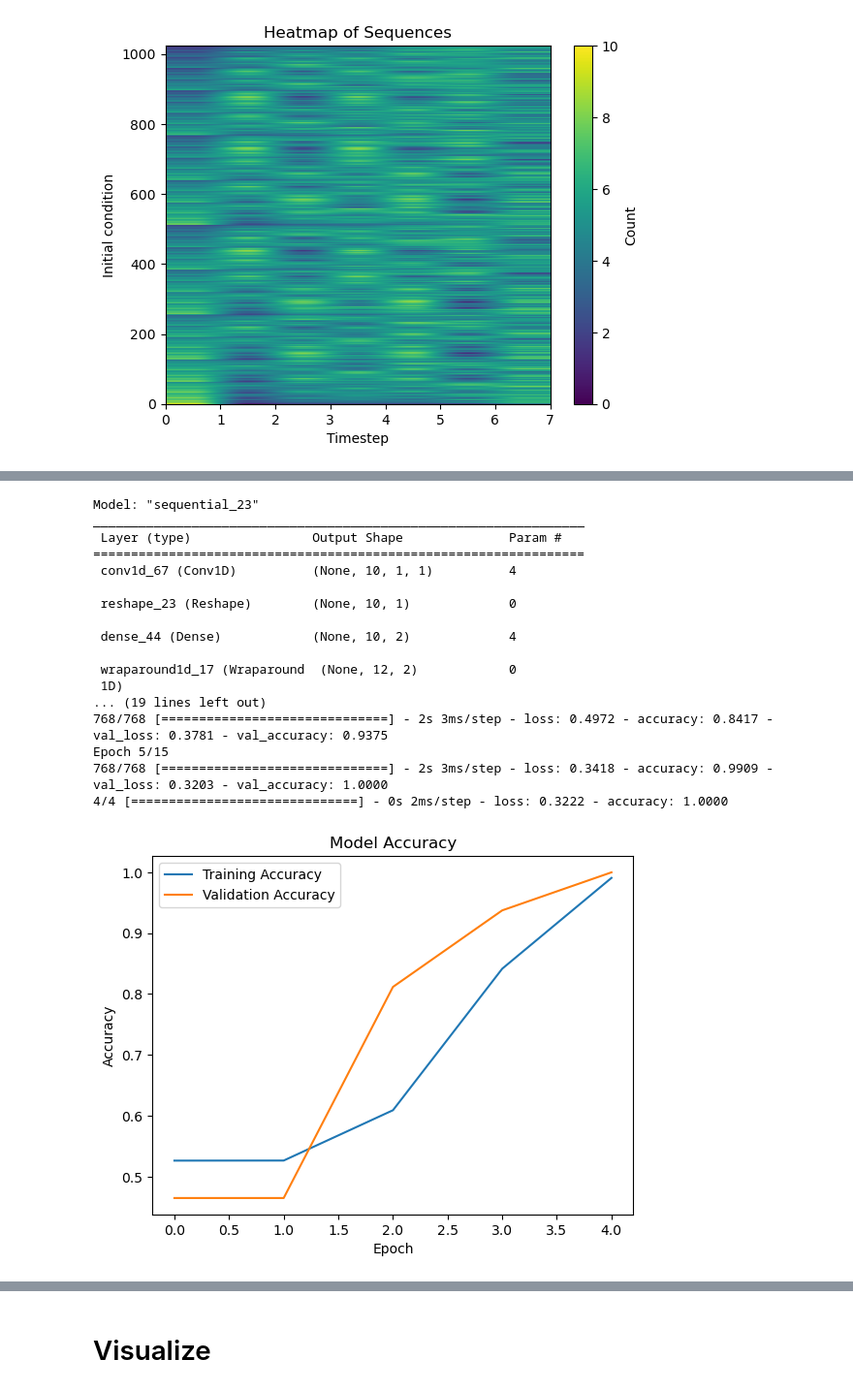
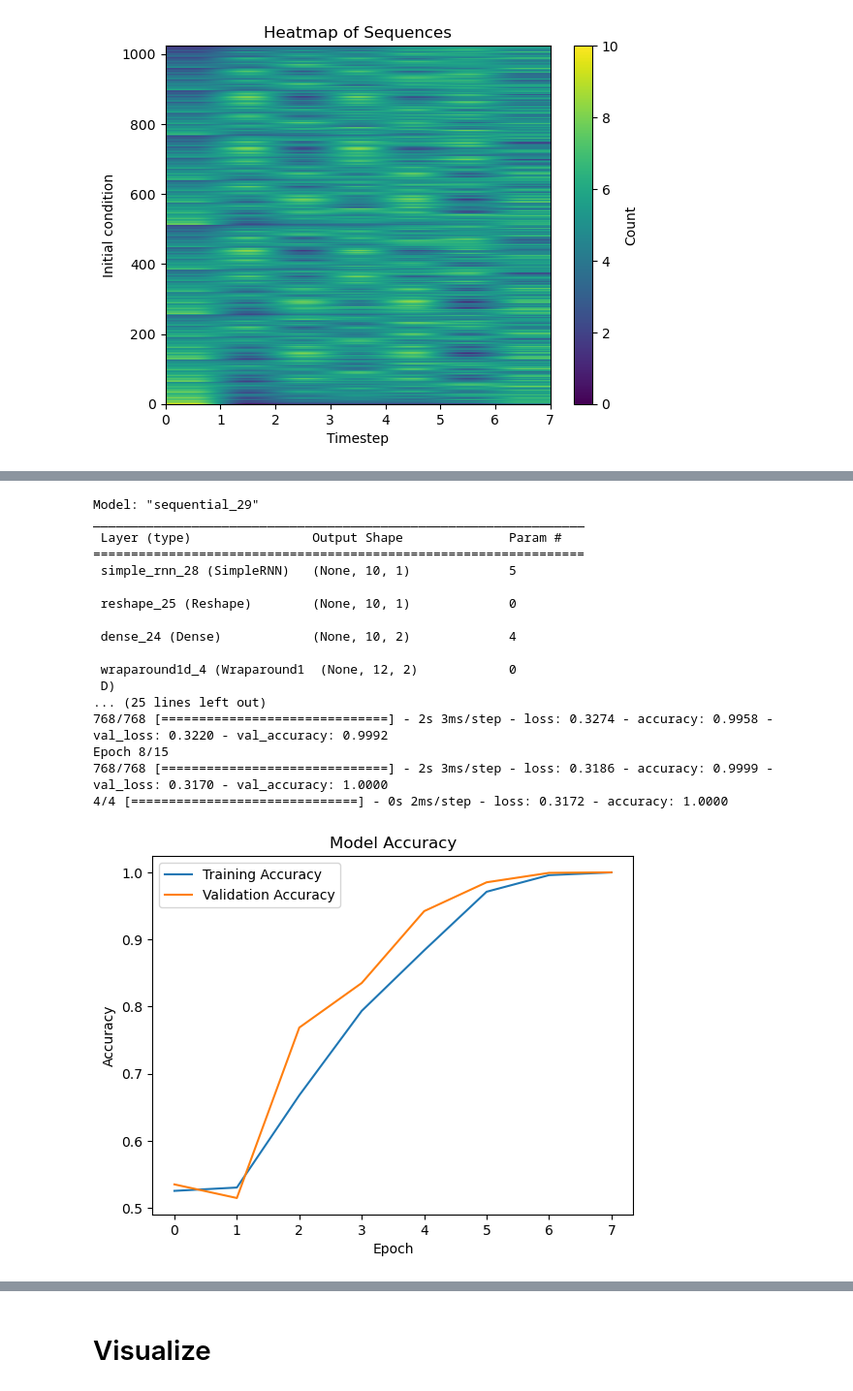
Before and after one commit to Everfade/CNNCAM, a Jupyter notebook: Learning1DCAM.ipynb, the cells around one changed output, grey strips where cells are left out. Shown at 97% size. Cells and saved outputs as stored; diff of their text form; code cells hidden in the pictures.

```diff
--- a/Learning1DCAM.ipynb
+++ b/Learning1DCAM.ipynb
@@ -119,14 +114,14 @@ TypeError: Invalid shape (1, 10, 1, 1) for image data
 # %%
 model = tf.keras.Sequential()
-model.add(tf.keras.layers.InputLayer(input_shape=(gridsize,MEMORY_CONSTANT,1  )))
-model.add(tf.keras.layers.Conv1D(filters=num_filters, kernel_size=MEMORY_CONSTANT, padding='valid',
-                                 kernel_initializer=keras.initializers.ones(),
-                                         bias_initializer=tf.keras.initializers.Zeros(),trainable=True,use_bias=True,
-                                 activation="relu"
-                                  ))
+model.add(tf.keras.layers.InputLayer(input_shape=(gridsize,MEMORY_CONSTANT  )))
+#model.add(tf.keras.layers.Conv1D(filters=num_filters, kernel_size=MEMORY_CONSTANT, padding='valid',
+#                               kernel_initializer=keras.initializers.ones(),
+#                                        bias_initializer=tf.keras.initializers.Zeros(),trainable=True,use_bias=True,
+#                                activation="relu"
+#                                 ))
 
-#model.add(tf.keras.layers.SimpleRNN(units=1, return_sequences=True, activation='relu',
- #                              kernel_initializer=tf.keras.initializers.Ones()))
+model.add(tf.keras.layers.SimpleRNN(units=1, return_sequences=True, activation='relu',
+                               kernel_initializer=tf.keras.initializers.Ones()))
 
 model.add(tf.keras.layers.Reshape((gridsize,1)))
 model.add(tf.keras.layers.Dense(units=2, activation="softmax" ,
@@ -143,42 +138,42 @@ model.add(tf.keras.layers.Dense(units=2, activation="softmax" ,
 
 model.compile(optimizer=tf.keras.optimizers.Adam(learning_rate=1e-3),
               loss=loss, metrics=['accuracy'])
 model.summary()
 early_stopping_callback = CustomCallback()
 x_train_reshaped=[]
 
 x_train_reshaped=tf.convert_to_tensor(x_train , dtype=tf.float32)
 
 history=model.fit(x_train_reshaped, y_train,
           validation_data=(x_val, y_val)
           ,epochs=15
         , batch_size=1,callbacks=[early_stopping_callback])
 model.evaluate(x_test,y_test)
 
 plt.plot(history.history['accuracy'], label='Training Accuracy')
 plt.plot(history.history['val_accuracy'], label='Validation Accuracy')
 plt.title('Model Accuracy')
 plt.xlabel('Epoch')
 plt.ylabel('Accuracy')
 plt.legend(loc='upper left')
 plt.savefig('accuracy_plot.png')
 plt.show()
 # %% [output]
-Model: "sequential_23"
+Model: "sequential_29"
 _________________________________________________________________
  Layer (type)                Output Shape              Param #
 =================================================================
- conv1d_67 (Conv1D)          (None, 10, 1, 1)          4
+ simple_rnn_28 (SimpleRNN)   (None, 10, 1)             5
 
- reshape_23 (Reshape)        (None, 10, 1)             0
+ reshape_25 (Reshape)        (None, 10, 1)             0
 
- dense_44 (Dense)            (None, 10, 2)             4
+ dense_24 (Dense)            (None, 10, 2)             4
 
- wraparound1d_17 (Wraparound  (None, 12, 2)            0
- 1D)
-... (19 lines left out)
-768/768 [==============================] - 2s 3ms/step - loss: 0.4972 - accuracy: 0.8417 - val_loss: 0.3781 - val_accuracy: 0.9375
-Epoch 5/15
-768/768 [==============================] - 2s 3ms/step - loss: 0.3418 - accuracy: 0.9909 - val_loss: 0.3203 - val_accuracy: 1.0000
-4/4 [==============================] - 0s 2ms/step - loss: 0.3222 - accuracy: 1.0000
+ wraparound1d_4 (Wraparound1  (None, 12, 2)            0
+ D)
+... (25 lines left out)
+768/768 [==============================] - 2s 3ms/step - loss: 0.3274 - accuracy: 0.9958 - val_loss: 0.3220 - val_accuracy: 0.9992
+Epoch 8/15
+768/768 [==============================] - 2s 3ms/step - loss: 0.3186 - accuracy: 0.9999 - val_loss: 0.3170 - val_accuracy: 1.0000
+4/4 [==============================] - 0s 2ms/step - loss: 0.3172 - accuracy: 1.0000
-[figure, old version]
+[figure, new version]
```
Also changed, not shown: parts of 11 cells of this notebook.
